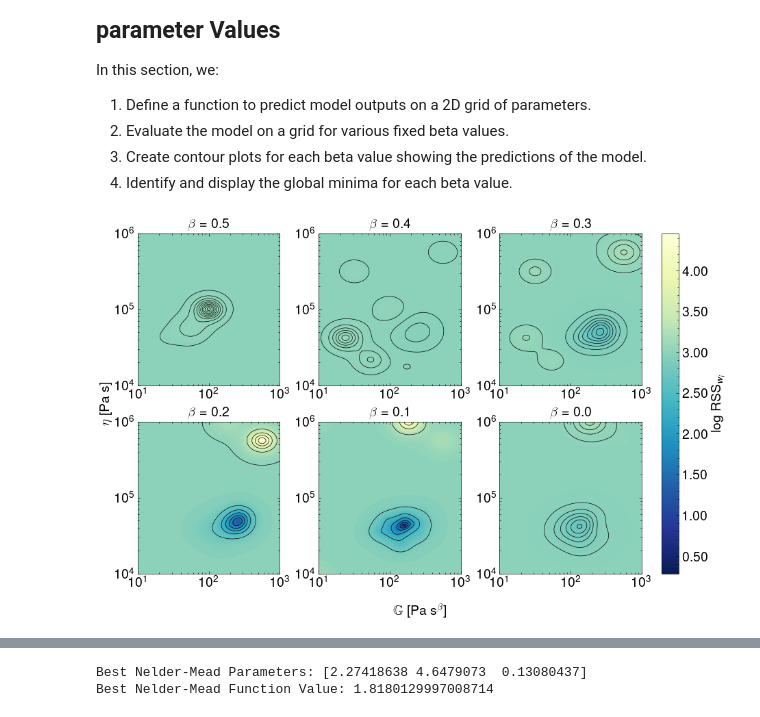
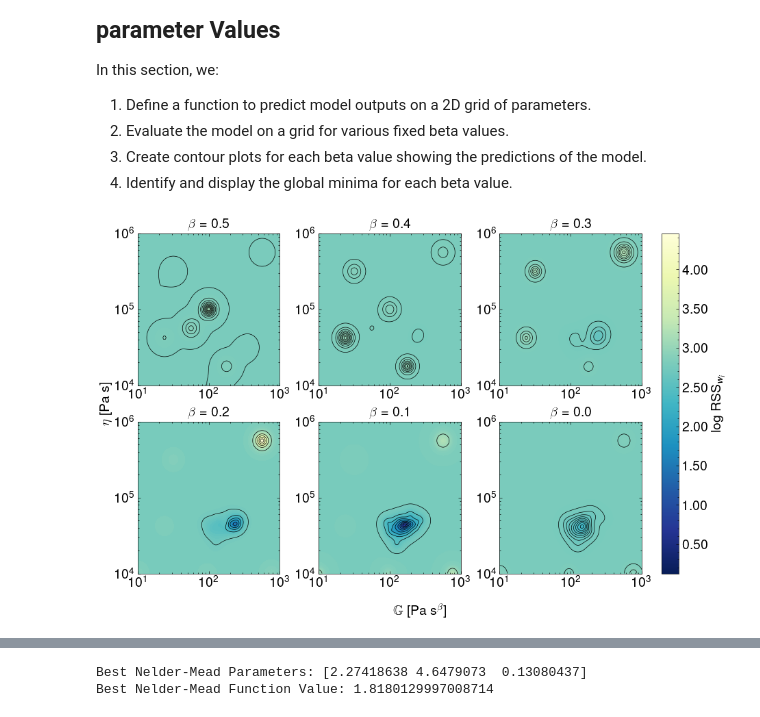
Before and after one commit to comphy-lab/pyRheo, a Jupyter notebook: demos/bayesian_optimization/fig2_demo_bo_fitting_relaxation_liquidfoam_nrestarts.ipynb, the cells around one changed output, grey strips where cells are left out. Saved outputs shown, nothing was run; the diff lists cells and outputs as text; code cells hidden in the pictures.

```diff
--- a/demos/bayesian_optimization/fig2_demo_bo_fitting_relaxation_liquidfoam_nrestarts.ipynb
+++ b/demos/bayesian_optimization/fig2_demo_bo_fitting_relaxation_liquidfoam_nrestarts.ipynb
@@ -71,7 +71,7 @@ def objective(params):
     # Compute relaxation
     model_values = evaluator.compute_model(params_no_scale, time, mittag_leffler_type="Pade72")
     # Add noise
-    error = createRandomError(time.shape[0], 0.02)
+    error = createRandomError(time.shape[0], 0.00)
     model_values_noisy = np.multiply(model_values, error)
     # Define objective functions
     obj1 = np.sum(((y_true - model_values_noisy) / y_true) ** 2)
@@ -88,7 +88,7 @@ def initialize_model(train_x, train_obj):
     train_obj = train_obj.unsqueeze(-1)  # Add dimension for single task GP
     model = SingleTaskGP(train_x, train_obj,
                          covar_module=ScaleKernel(MaternKernel(nu=1.5,
-                                                   ard_num_dims=3,
+                                                   #ard_num_dims=3,
                                                    has_lengthscale=True,
                                                    lengthscale_constraint=Interval(0.01, 10),
                                                    outcome_transform=None,
@@ -97,8 +97,9 @@ def initialize_model(train_x, train_obj):
     mll = ExactMarginalLogLikelihood(model.likelihood, model)
     return mll, model
 
+
 # Compute the qEI acquisition function to find new candidate points that maximize the objective
-def compute_qei_acquisition_function(model, train_x, bounds):
+def compute_qei_acquisition_function(model, train_x, bounds, q_batch_size):
     acq_func = qLogExpectedImprovement(
         model=model,
         best_f=train_x.max(),
@@ -106,40 +107,8 @@ def compute_qei_acquisition_function(model, train_x, bounds):
     candidates, _ = optimize_acqf(
         acq_function=acq_func,
         bounds=bounds,
-        q=1,  # Number of candidates to generate in a batch
-        num_restarts=10,
-        raw_samples=10,
-        options={"batch_limit": 5, "maxiter": 50},
-    )
-    return candidates
-
-# Compute the qEI acquisition function to find new candidate points that maximize the objective
-def compute_noisy_qei_acquisition_function(model, train_x, bounds):
-    acq_func = qLogExpectedImprovement(
-        model=model,
-        best_f=train_x.max(),
-    )
-    candidates, _ = optimize_acqf(
-        acq_function=acq_func,
-        bounds=bounds,
-        q=1,  # Number of candidates to generate in a batch
-        num_restarts=10,
-        raw_samples=10,
-        options={"batch_limit": 5, "maxiter": 50},
-    )
-    return candidates
-
-# Compute the EI acquisition function to find new candidate points that maximize the objective
-def compute_ei_acquisition_function(model, train_x, bounds):
-    acq_func = LogExpectedImprovement(
-        model=model,
-        best_f=train_x.max(),
-    )
-    candidates, _ = optimize_acqf(
-        acq_function=acq_func,
-        bounds=bounds,
-        q=1,  # Number of candidates to generate in a batch
-        num_restarts=5,
+        q=q_batch_size,  # Number of candidates to generate in a batch
+        num_restarts=2,
         raw_samples=50,
         options={"batch_limit": 5, "maxiter": 50},
     )
@@ -562,7 +512,7 @@ for ax, beta in zip(axes.flatten(), beta_values):
     V = 10 ** logV_grid.numpy()
 
     # Take negative predictions because of the sign inversion
-    neg_preds_obj1 = -1 * scaler.inverse_transform(preds_obj1)
+    neg_preds_obj1 = -1 * preds_obj1
 
     # Find global minima
     min_index = np.unravel_index(neg_preds_obj1.argmin(), neg_preds_obj1.shape)
@@ -573,34 +523,34 @@ for ax, beta in zip(axes.flatten(), beta_values):
     global_min_value = neg_preds_obj1[min_index]
     global_minima.append((global_min_G.item(), global_min_V.item(), 10 ** global_min_value))
 
     # Create the 2D contour plot
     contour = ax.contourf(G, V, neg_preds_obj1, levels=100, vmin=min_val, vmax=max_val, cmap='YlGnBu_r')
     contours_list.append(contour)
     ax.contour(G, V, neg_preds_obj1, levels=10, colors='black', linewidths=0.5)
     ax.set_xscale('log')
     ax.set_yscale('log')
     ax.tick_params(axis='both', which='major', labelsize=14)
     ax.set_title(f'$\\beta$ = {beta}', fontsize=14)
 
 # Create a ScalarMappable for the colorbar
 norm = mcolors.Normalize(vmin=min_val, vmax=max_val)
 sm = plt.cm.ScalarMappable(cmap='YlGnBu_r', norm=norm)
 sm.set_array([])  # Only needed for ScalarMappable
 
 # Add a single colorbar for all subplots
 cbar = fig.colorbar(sm, ax=axes, location='right', aspect=20, pad=0.02, format='%.2f')
 cbar.set_label('$\\log$ RSS$_{w_{i}}$', fontsize=14)
 cbar.ax.tick_params(labelsize=14)
 
 # Add common labels
 fig.text(0.5, -0.05, '$\mathbb{G}$ [Pa s$^{\\beta}$]', ha='center', va='center', fontsize=14)
 fig.text(-0.01, 0.5, '$\eta$ [Pa s]', ha='center', va='center', rotation='vertical', fontsize=14)
 
 # Save the plot and show
 plt.savefig("fig_obj1_relaxation_liquidfoam.pdf")
 plt.show()
 # %% [output]
-[figure, old version]
+[figure, new version]
 # %%
 import matplotlib.colors as mcolors
 
```
Also changed, not shown: parts of 8 cells of this notebook, 2 other files.
